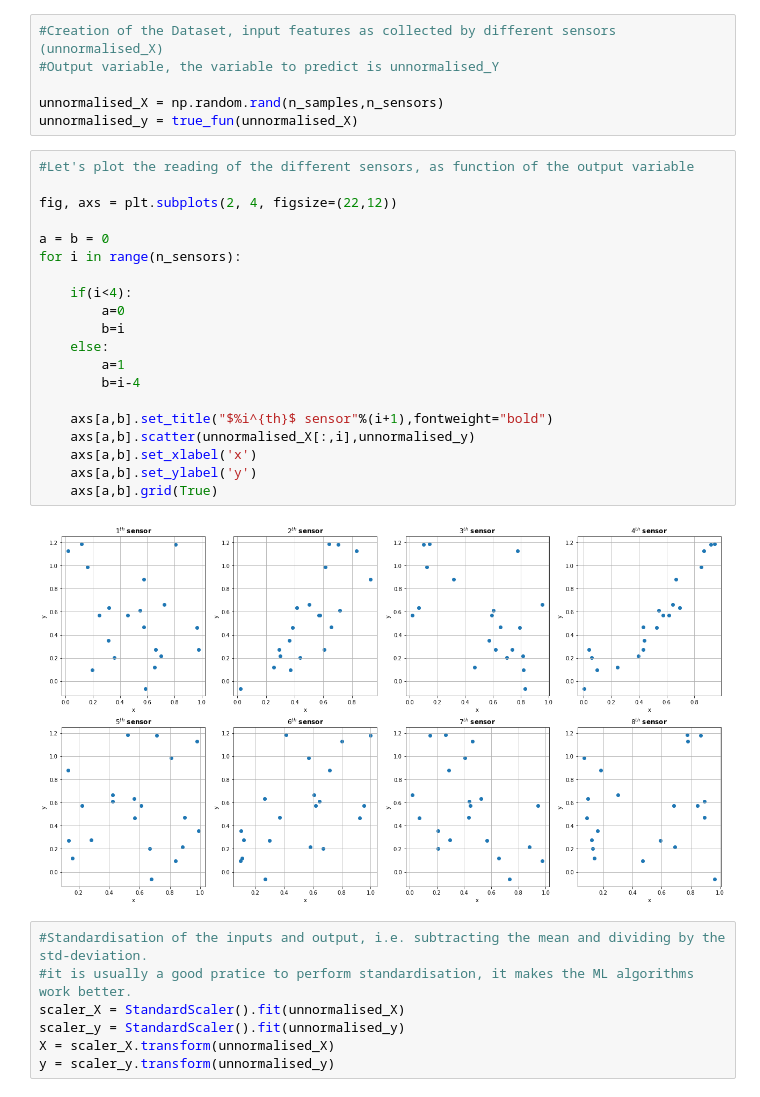
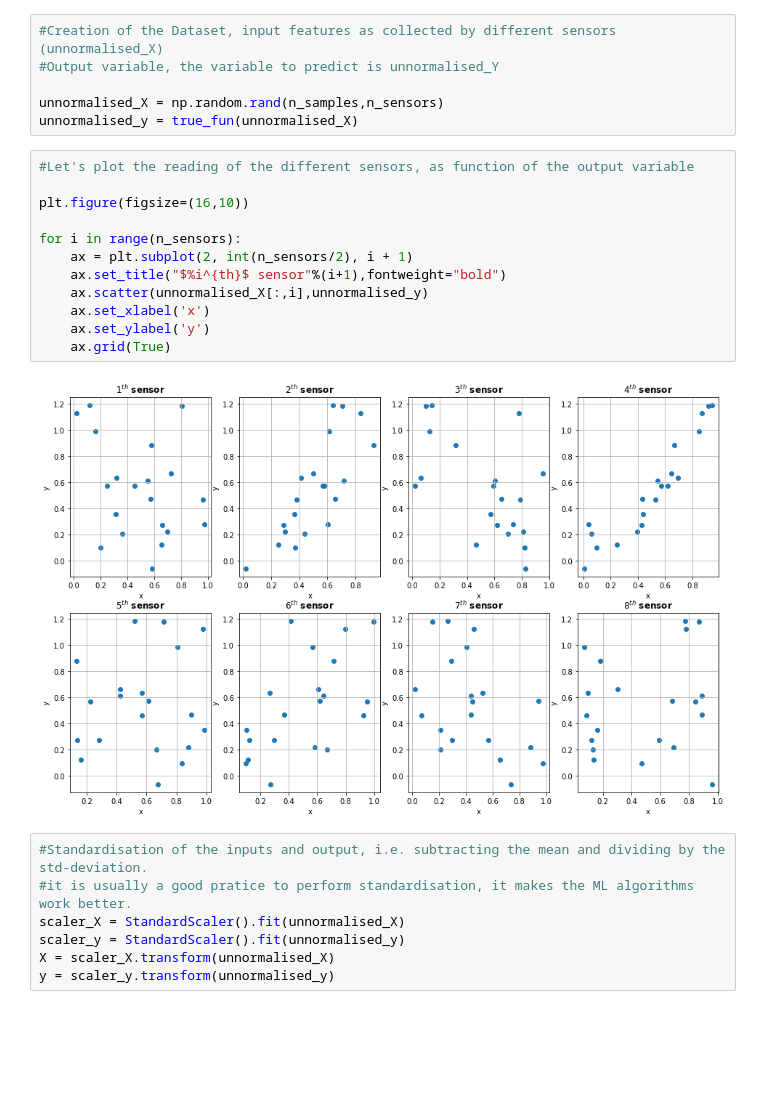
Before and after one commit to EFPF/MLExamples, a Jupyter notebook: LassoRegularisation.ipynb, the cells around one changed output. Drawn from its saved outputs; the diff is of its cells as text; blank space fills up the shorter version.

Commit message:
Changed plots for feature and size for figures

```diff
--- a/LassoRegularisation.ipynb
+++ b/LassoRegularisation.ipynb
@@ -32,25 +30,17 @@ unnormalised_y = true_fun(unnormalised_X)
 # %%
 #Let's plot the reading of the different sensors, as function of the output variable
 
-fig, axs = plt.subplots(2, 4, figsize=(22,12))
+plt.figure(figsize=(16,10))
 
-a = b = 0
 for i in range(n_sensors):
-
-    if(i<4):
-        a=0
-        b=i
-    else:
-        a=1
-        b=i-4
-
-    axs[a,b].set_title("$%i^{th}$ sensor"%(i+1),fontweight="bold")
-    axs[a,b].scatter(unnormalised_X[:,i],unnormalised_y)
-    axs[a,b].set_xlabel('x')
-    axs[a,b].set_ylabel('y')
-    axs[a,b].grid(True)
+    ax = plt.subplot(2, int(n_sensors/2), i + 1)
+    ax.set_title("$%i^{th}$ sensor"%(i+1),fontweight="bold")
+    ax.scatter(unnormalised_X[:,i],unnormalised_y)
+    ax.set_xlabel('x')
+    ax.set_ylabel('y')
+    ax.grid(True)
 # %% [output]
-[figure, old version]
+[figure, new version]
 # %%
 #Standardisation of the inputs and output, i.e. subtracting the mean and dividing by the std-deviation.
 #it is usually a good pratice to perform standardisation, it makes the ML algorithms work better.
```
Also changed, not shown: parts of 5 cells of this notebook.
